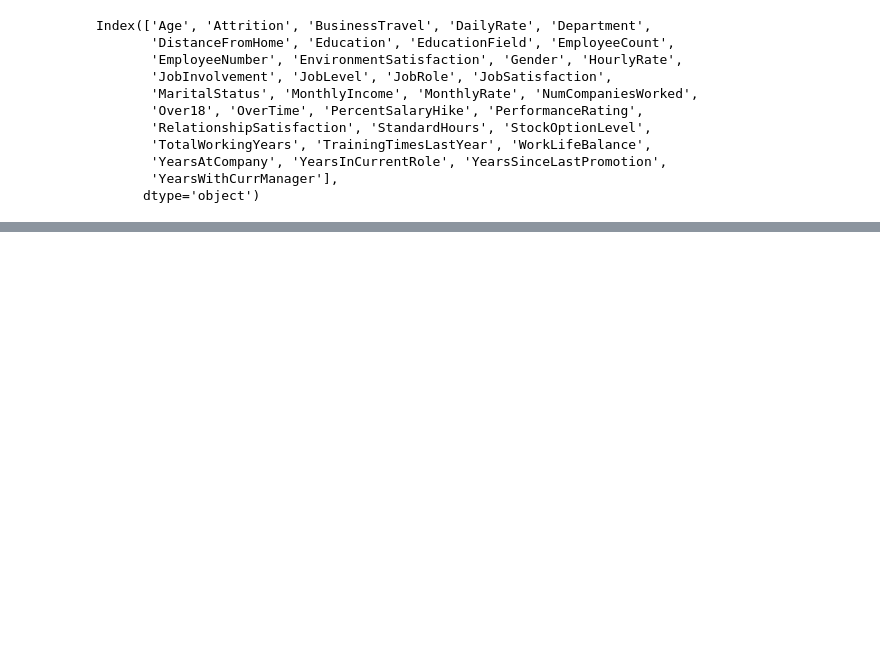
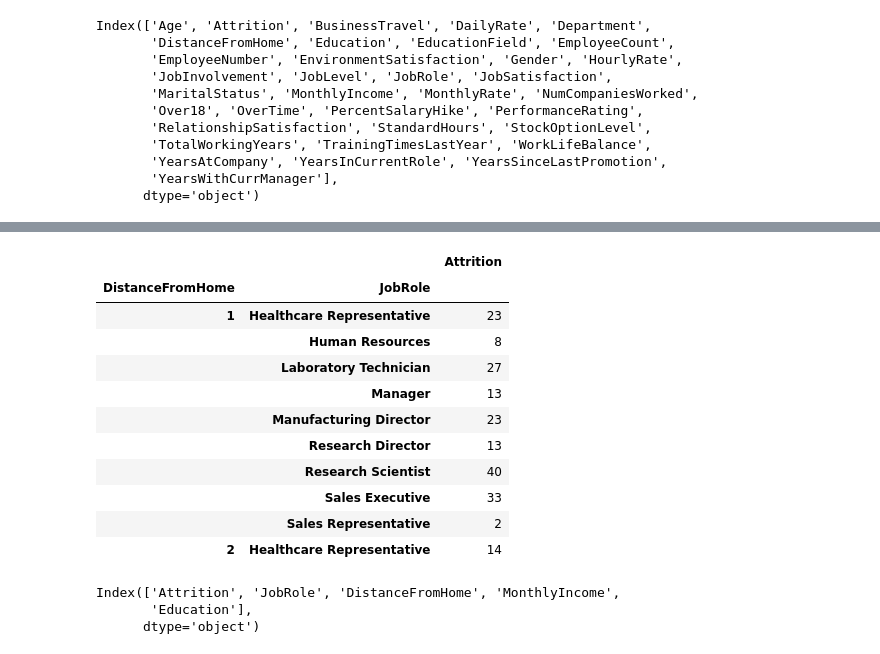
Before and after one commit to Adongo/HR-Employee-Attrition, a Jupyter notebook: Assignment 2.ipynb, the cells around one changed output, grey strips where cells are left out. Saved outputs shown, nothing was run; the diff lists cells and outputs as text; code cells hidden in the pictures; blank space fills up the shorter version.

```diff
--- a/Assignment 2.ipynb
+++ b/Assignment 2.ipynb
@@ -94,0 +114,22 @@ Index(['Age', 'Attrition', 'BusinessTravel', 'DailyRate', 'Department',
+# %%
+Attrited_no = df1[['DistanceFromHome', 'JobRole','Attrition' ]][df['Attrition'] == 'No']
+Attrited_no.groupby(['DistanceFromHome', 'JobRole',]).count().head(10)
+# %% [output]
+|  |  | Attrition |
+| DistanceFromHome | JobRole |  |
+| 1 | Healthcare Representative | 23 |
+|  | Human Resources | 8 |
+|  | Laboratory Technician | 27 |
+|  | Manager | 13 |
+|  | Manufacturing Director | 23 |
+|  | Research Director | 13 |
+|  | Research Scientist | 40 |
+|  | Sales Executive | 33 |
+|  | Sales Representative | 2 |
+| 2 | Healthcare Representative | 14 |
+# %%
+df1.columns
+# %% [output]
+Index(['Attrition', 'JobRole', 'DistanceFromHome', 'MonthlyIncome',
+       'Education'],
+      dtype='object')
```
Also changed, not shown: parts of 15 cells of this notebook, 1 other file.
